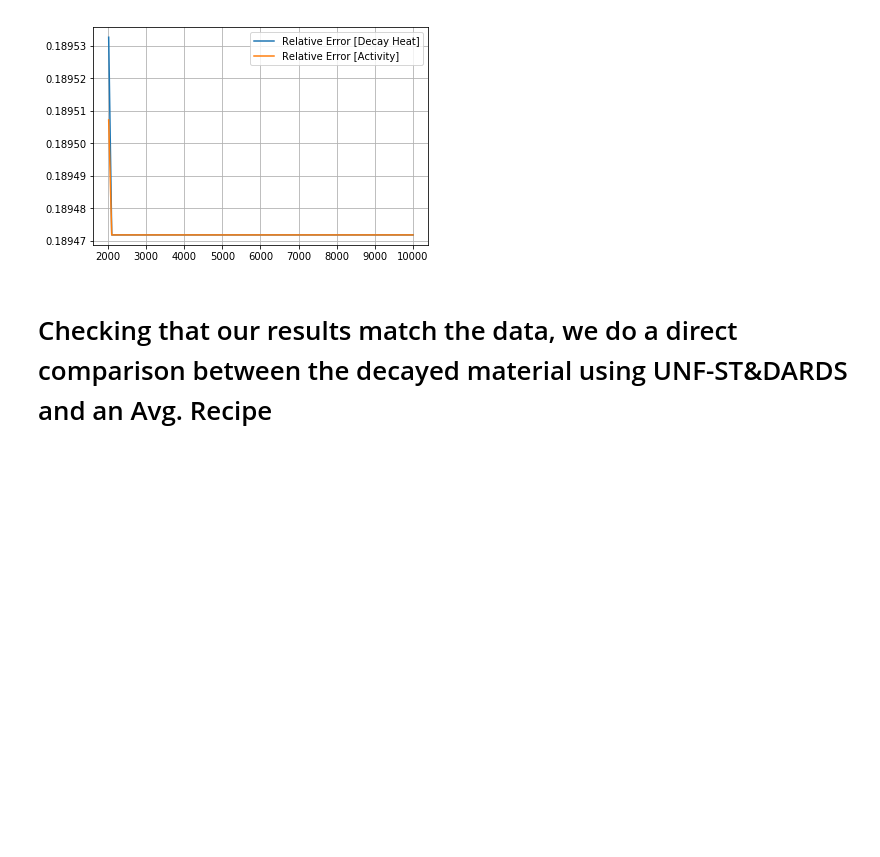
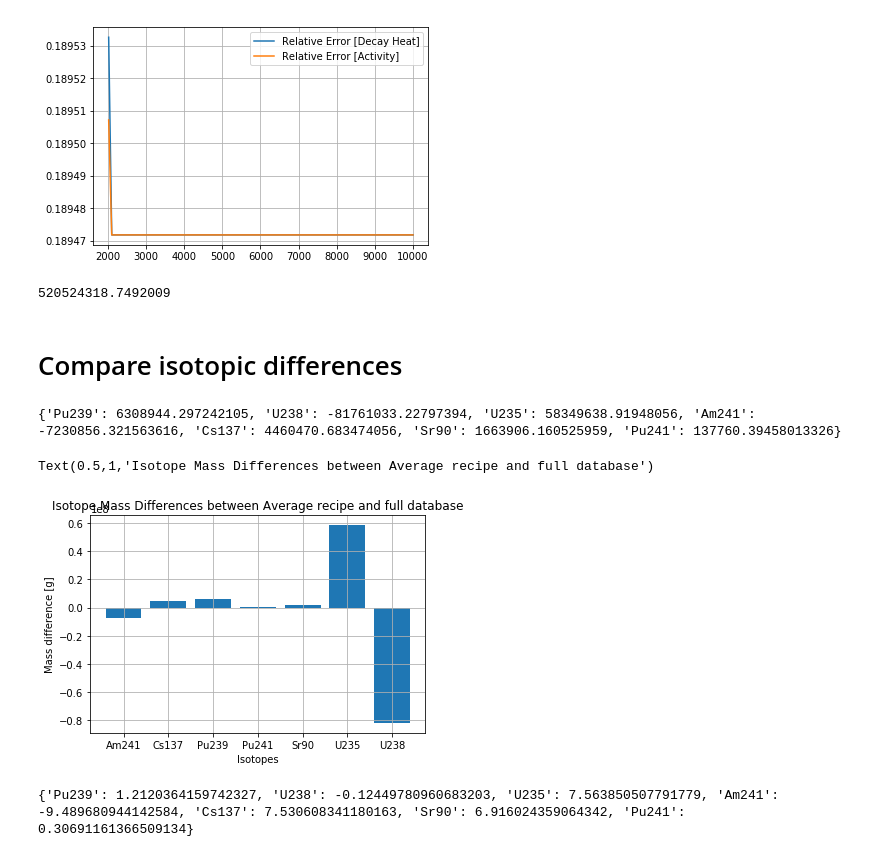
Before and after one commit to katyhuff/2018-bae-ornl, a Jupyter notebook: input/udb/udb-sensitivity.ipynb, the cells around one changed output. Cells and saved outputs as stored; diff of their text form; code cells hidden in the pictures; blank space fills up the shorter version.

Commit message:
isotope differences

```diff
--- a/input/udb/udb-sensitivity.ipynb
+++ b/input/udb/udb-sensitivity.ipynb
@@ -438,5 +441,44 @@ plt.show()
 plt.close()
 # %% [output]
 [figure]
-# %% [markdown]
-# Checking that our results match the data, we do a direct comparison between the decayed material using UNF-ST&DARDS and an Avg. Recipe
+# %%
+print(decayed_lump_mat.mult_by_mass()[942390000])
+# %% [output]
+520524318.7492009
+# %% [markdown]
+# Compare isotopic differences
+# %%
+def compare_isotope(acc_mat, rec_mat, isotope_list, rel_err=False):
+    # convert to canonical / pyne-standard form
+    isotope_list = [nucname.id(x) for x in isotope_list]
+    iso_diff_dict = {}
+    for iso in isotope_list:
+        acc_qty = acc_mat.mult_by_mass()[iso]
+        rec_qty = rec_mat.mult_by_mass()[iso]
+        if rel_err:
+            iso_diff_dict[nucname.name(iso)] = (acc_qty - rec_qty) / acc_qty * 100
+        else:
+            iso_diff_dict[nucname.name(iso)] = acc_qty - rec_qty
+    return iso_diff_dict
+# %%
+iso_list = ['Pu239', 'U238', 'U235', 'Am241', 'Cs137', 'Sr90', 'Pu241']
+iso_diff_dict = compare_isotope(decayed_lump_mat, decayed_recipe_mat, iso_list)
+plt.bar(iso_diff_dict.keys(), iso_diff_dict.values())
+plt.grid()
+plt.ylabel('Mass difference [g]')
+plt.xlabel('Isotopes')
+plt.title('Isotope Mass Differences between Average recipe and full database')
+# %% [output]
+{'Pu239': 6308944.297242105, 'U238': -81761033.22797394, 'U235': 58349638.91948056, 'Am241': -7230856.321563616, 'Cs137': 4460470.683474056, 'Sr90': 1663906.160525959, 'Pu241': 137760.39458013326}
+Text(0.5,1,'Isotope Mass Differences between Average recipe and full database')
+[figure, added]
+# %%
+iso_list = ['Pu239', 'U238', 'U235', 'Am241', 'Cs137', 'Sr90', 'Pu241']
+iso_diff_dict = compare_isotope(decayed_lump_mat, decayed_recipe_mat, iso_list, rel_err=True)
+plt.bar(iso_diff_dict.keys(), iso_diff_dict.values())
+plt.grid()
+plt.ylabel('Mass difference [g]')
+plt.xlabel('Isotopes')
+plt.title('Isotope Mass Differences between Average recipe and full database')
+# %% [output]
+{'Pu239': 1.2120364159742327, 'U238': -0.12449780960683203, 'U235': 7.563850507791779, 'Am241': -9.489680944142584, 'Cs137': 7.530608341180163, 'Sr90': 6.916024359064342, 'Pu241': 0.30691161366509134}
```
Also changed, not shown: parts of 2 cells of this notebook.
